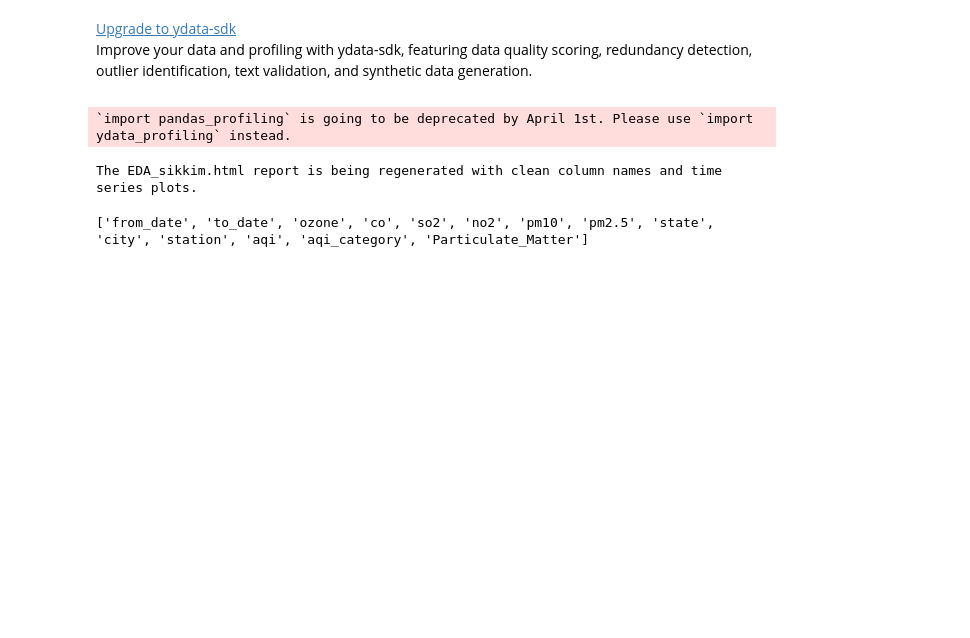
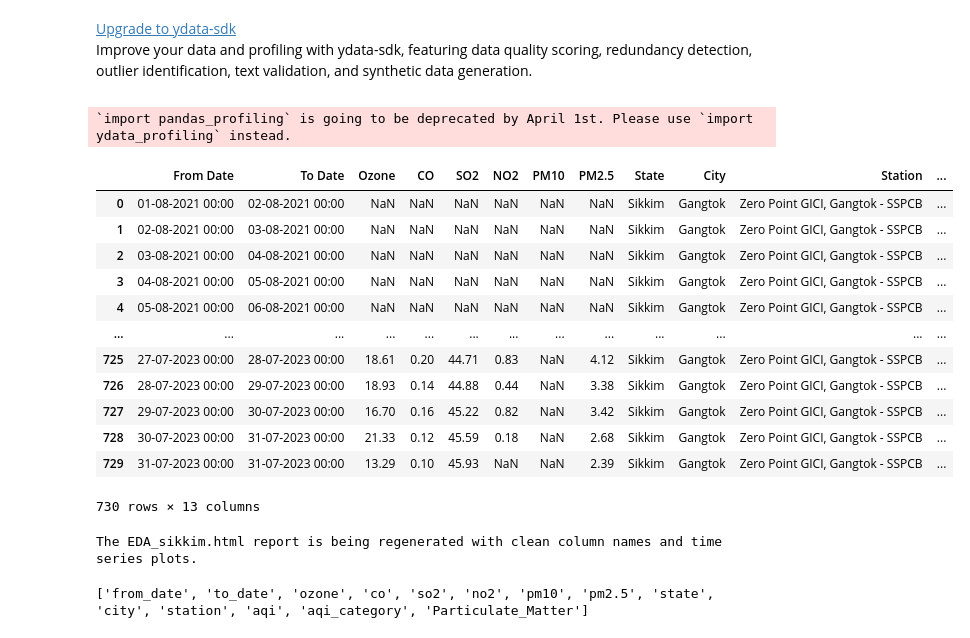
Before and after one commit to Vagdevi1512/Environmental, a Jupyter notebook: Sikkim.ipynb, the cells around one changed output. Drawn from its saved outputs; the diff is of its cells as text; code cells hidden in the pictures; blank space fills up the shorter version.

```diff
--- a/Sikkim.ipynb
+++ b/Sikkim.ipynb
@@ -363,6 +363,21 @@ Improve your data and profiling with ydata-sdk, featuring data quality scoring,
 `import pandas_profiling` is going to be deprecated by April 1st. Please use `import ydata_profiling` instead.
 # %%
 data = pd.read_csv("Sikkim.csv")
+data
+# %% [output]
+|  | From Date | To Date | Ozone | CO | SO2 | NO2 | PM10 | PM2.5 | State | City | Station | ... |
+| 0 | 01-08-2021 00:00 | 02-08-2021 00:00 | NaN | NaN | NaN | NaN | NaN | NaN | Sikkim | Gangtok | Zero Point GICI, Gangtok - SSPCB | ... |
+| 1 | 02-08-2021 00:00 | 03-08-2021 00:00 | NaN | NaN | NaN | NaN | NaN | NaN | Sikkim | Gangtok | Zero Point GICI, Gangtok - SSPCB | ... |
+| 2 | 03-08-2021 00:00 | 04-08-2021 00:00 | NaN | NaN | NaN | NaN | NaN | NaN | Sikkim | Gangtok | Zero Point GICI, Gangtok - SSPCB | ... |
+| 3 | 04-08-2021 00:00 | 05-08-2021 00:00 | NaN | NaN | NaN | NaN | NaN | NaN | Sikkim | Gangtok | Zero Point GICI, Gangtok - SSPCB | ... |
+| 4 | 05-08-2021 00:00 | 06-08-2021 00:00 | NaN | NaN | NaN | NaN | NaN | NaN | Sikkim | Gangtok | Zero Point GICI, Gangtok - SSPCB | ... |
+| ... | ... | ... | ... | ... | ... | ... | ... | ... | ... | ... | ... | ... |
+| 725 | 27-07-2023 00:00 | 28-07-2023 00:00 | 18.61 | 0.20 | 44.71 | 0.83 | NaN | 4.12 | Sikkim | Gangtok | Zero Point GICI, Gangtok - SSPCB | ... |
+| 726 | 28-07-2023 00:00 | 29-07-2023 00:00 | 18.93 | 0.14 | 44.88 | 0.44 | NaN | 3.38 | Sikkim | Gangtok | Zero Point GICI, Gangtok - SSPCB | ... |
+| 727 | 29-07-2023 00:00 | 30-07-2023 00:00 | 16.70 | 0.16 | 45.22 | 0.82 | NaN | 3.42 | Sikkim | Gangtok | Zero Point GICI, Gangtok - SSPCB | ... |
+| 728 | 30-07-2023 00:00 | 31-07-2023 00:00 | 21.33 | 0.12 | 45.59 | 0.18 | NaN | 2.68 | Sikkim | Gangtok | Zero Point GICI, Gangtok - SSPCB | ... |
+| 729 | 31-07-2023 00:00 | 31-07-2023 00:00 | 13.29 | 0.10 | 45.93 | NaN | NaN | 2.39 | Sikkim | Gangtok | Zero Point GICI, Gangtok - SSPCB | ... |
+730 rows × 13 columns
 # %%
 import pandas as pd
 from pandas_profiling import ProfileReport # Or ydata_profiling
```
Also changed, not shown: parts of 1 cell of this notebook, 3 other files.
